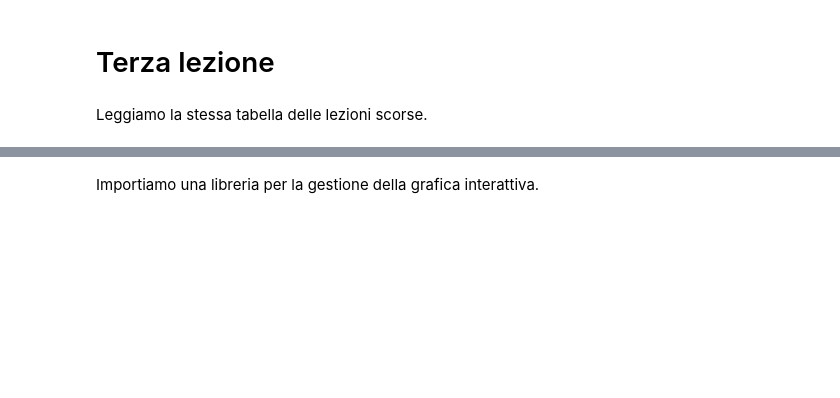
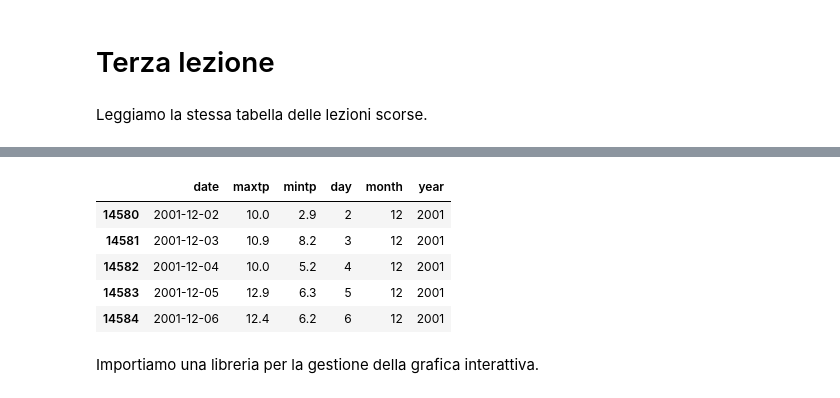
Before and after one commit to domenicozambella/BioTeIndu19, a Jupyter notebook: lezioni/3_lezione.ipynb, the cells around one changed output, grey strips where cells are left out. Drawn from its saved outputs; the diff is of its cells as text; code cells hidden in the pictures; blank space fills up the shorter version.

```diff
--- a/lezioni/3_lezione.ipynb
+++ b/lezioni/3_lezione.ipynb
@@ -17,3 +71,13 @@ df.head() # questo solo per controllo
+# %%
+mask = df['date'].map(lambda x: x > pd.to_datetime('12.01.2001') )
+df[mask].head()
+# %% [output]
+|  | date | maxtp | mintp | day | month | year |
+| 14580 | 2001-12-02 | 10.0 | 2.9 | 2 | 12 | 2001 |
+| 14581 | 2001-12-03 | 10.9 | 8.2 | 3 | 12 | 2001 |
+| 14582 | 2001-12-04 | 10.0 | 5.2 | 4 | 12 | 2001 |
+| 14583 | 2001-12-05 | 12.9 | 6.3 | 5 | 12 | 2001 |
+| 14584 | 2001-12-06 | 12.4 | 6.2 | 6 | 12 | 2001 |
 # %% [markdown]
 Importiamo una libreria per la gestione della grafica interattiva.
 # %%
```
Also changed, not shown: parts of 20 cells of this notebook.
